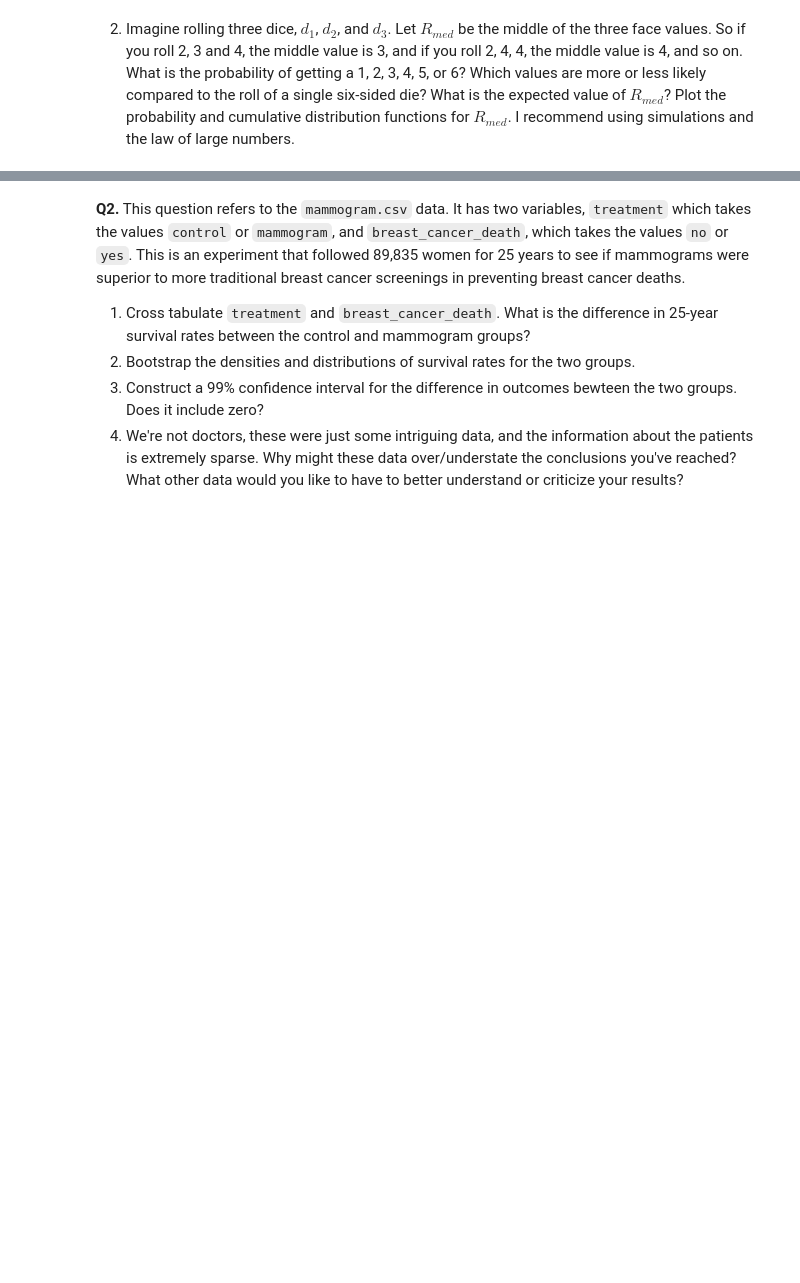
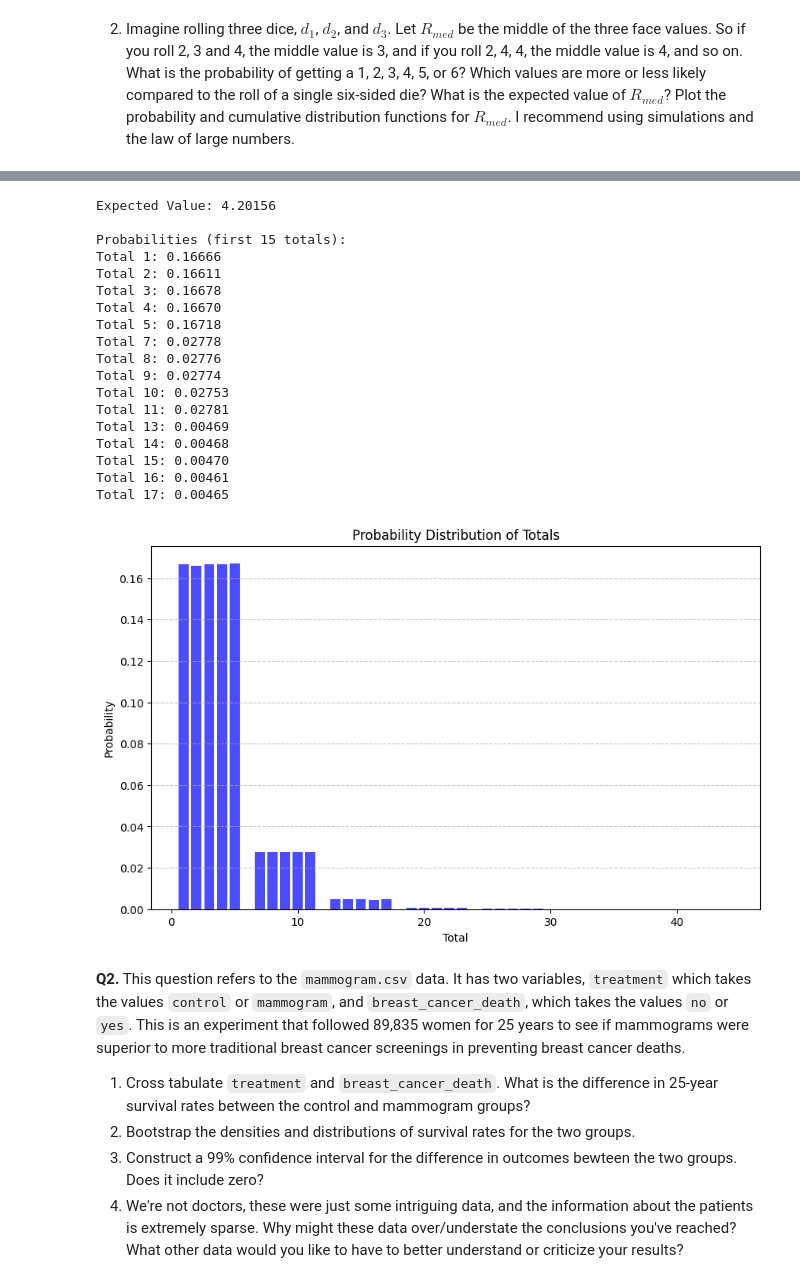
Before and after one commit to annagirerd/the_bootstrap, a Jupyter notebook: assignment_5.ipynb, the cells around one changed output, grey strips where cells are left out. Saved outputs shown, nothing was run; the diff lists cells and outputs as text; code cells hidden in the pictures; blank space fills up the shorter version.

```diff
--- a/assignment_5.ipynb
+++ b/assignment_5.ipynb
@@ -86,3 +120,70 @@ The probability of rolling k on one die is 36/216, so all of them are
+# %%
+import numpy as np
+import matplotlib.pyplot as plt
+from collections import Counter
+
+#used chat for this
+
+# Simulation parameters
+n_simulations = 1_000_000  # Number of simulated games
+totals = []  # Store the total scores from each game
+
+# Simulate the process
+for _ in range(n_simulations):
+    total = 0
+    while True:
+        roll = np.random.randint(1, 7)  # Roll a six-sided die
+        total += roll
+        if roll != 6:  # Stop if the roll is not 6
+            break
+    totals.append(total)
+
+# Calculate the expected value using the law of large numbers
+expected_value = np.mean(totals)
+
+# Calculate the probabilities of each total
+total_counts = Counter(totals)
+probabilities = {total: count / n_simulations for total, count in total_counts.items()}
+
+# Print the expected value
+print(f"Expected Value: {expected_value:.5f}")
+
+# Print some probabilities for illustration
+print("\nProbabilities (first 15 totals):")
+for total in sorted(probabilities.keys())[:15]:
+    print(f"Total {total}: {probabilities[total]:.5f}")
+
+# Plot the probabilities
+x_vals = sorted(probabilities.keys())
+y_vals = [probabilities[x] for x in x_vals]
+
+plt.figure(figsize=(10, 6))
+plt.bar(x_vals, y_vals, color='blue', alpha=0.7)
+plt.xlabel('Total')
+plt.ylabel('Probability')
+plt.title('Probability Distribution of Totals')
+plt.grid(axis='y', linestyle='--', alpha=0.7)
+plt.show()
+# %% [output]
+Expected Value: 4.20156
+
+Probabilities (first 15 totals):
+Total 1: 0.16666
+Total 2: 0.16611
+Total 3: 0.16678
+Total 4: 0.16670
+Total 5: 0.16718
+Total 7: 0.02778
+Total 8: 0.02776
+Total 9: 0.02774
+Total 10: 0.02753
+Total 11: 0.02781
+Total 13: 0.00469
+Total 14: 0.00468
+Total 15: 0.00470
+Total 16: 0.00461
+Total 17: 0.00465
+[figure, added]
 # %% [markdown]
 **Q2.** This question refers to the `mammogram.csv` data. It has two variables, `treatment` which takes the values `control` or `mammogram`, and `breast_cancer_death`, which takes the values `no` or `yes`. This is an experiment that followed 89,835 women for 25 years to see if mammograms were superior to more traditional breast cancer screenings in preventing breast cancer deaths.
 
```
Also changed, not shown: parts of 11 cells of this notebook.
